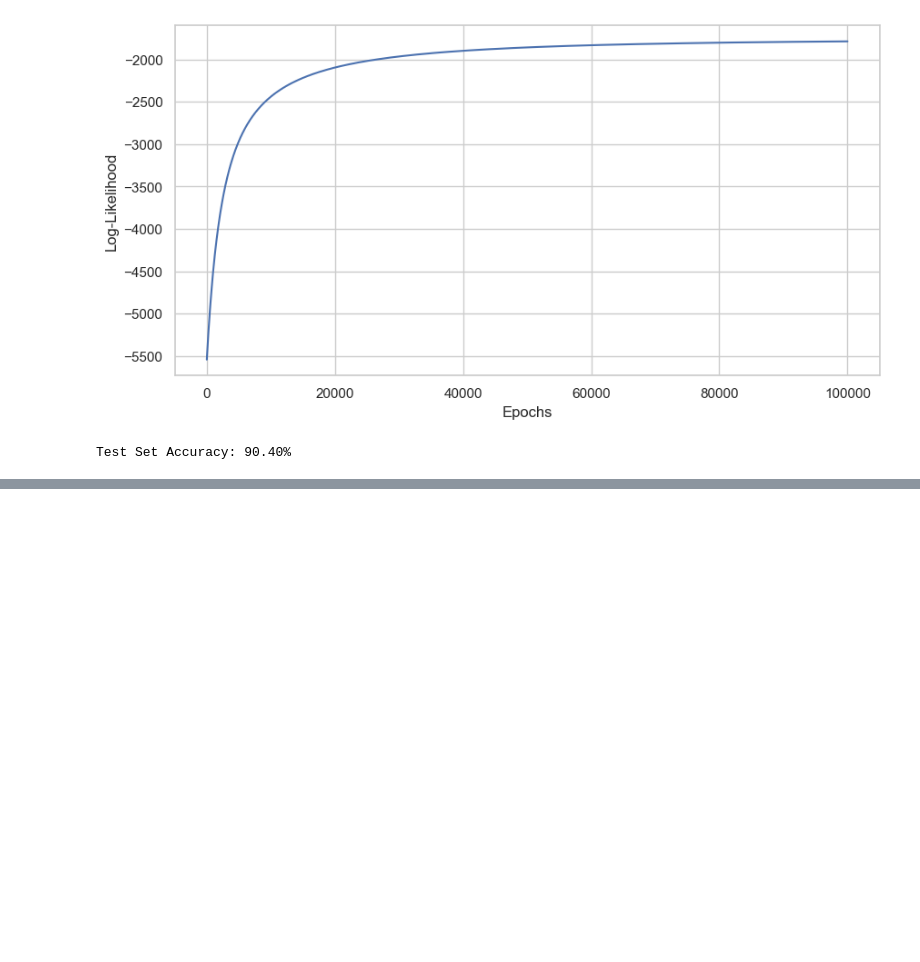
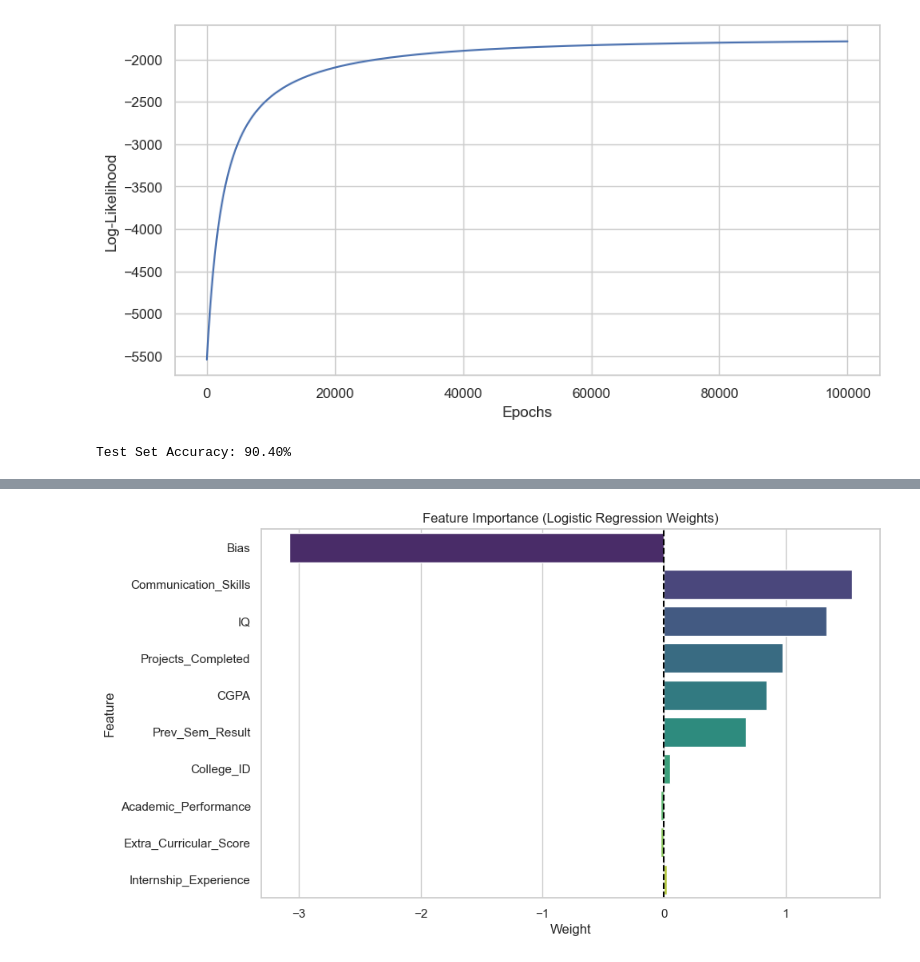
Before and after one commit to p0linal1/College-Placement-Analysis, a Jupyter notebook: AMATH 383 Final.ipynb, the cells around one changed output, grey strips where cells are left out. Drawn from its saved outputs; the diff is of its cells as text; code cells hidden in the pictures; blank space fills up the shorter version.

```diff
--- a/AMATH 383 Final.ipynb
+++ b/AMATH 383 Final.ipynb
@@ -241,0 +302,18 @@ history
+# %%
+# Feature Importance
+feature_names = ['Bias'] + list(df.drop('Placement', axis=1).columns)
+importance = pd.DataFrame({
+    'Feature': feature_names,
+    'Weight': a
+})
+
+importance['Abs_Weight'] = importance['Weight'].abs()
+importance = importance.sort_values(by='Abs_Weight', ascending=False)
+
+plt.figure(figsize=(10, 6))
+sns.barplot(x='Weight', y='Feature', data=importance, palette='viridis')
+plt.title('Feature Importance (Logistic Regression Weights)')
+plt.axvline(x=0, color='black', linestyle='--')
+plt.show()
+# %% [output]
+[figure, added]
```
Also changed, not shown: parts of 4 cells of this notebook.
